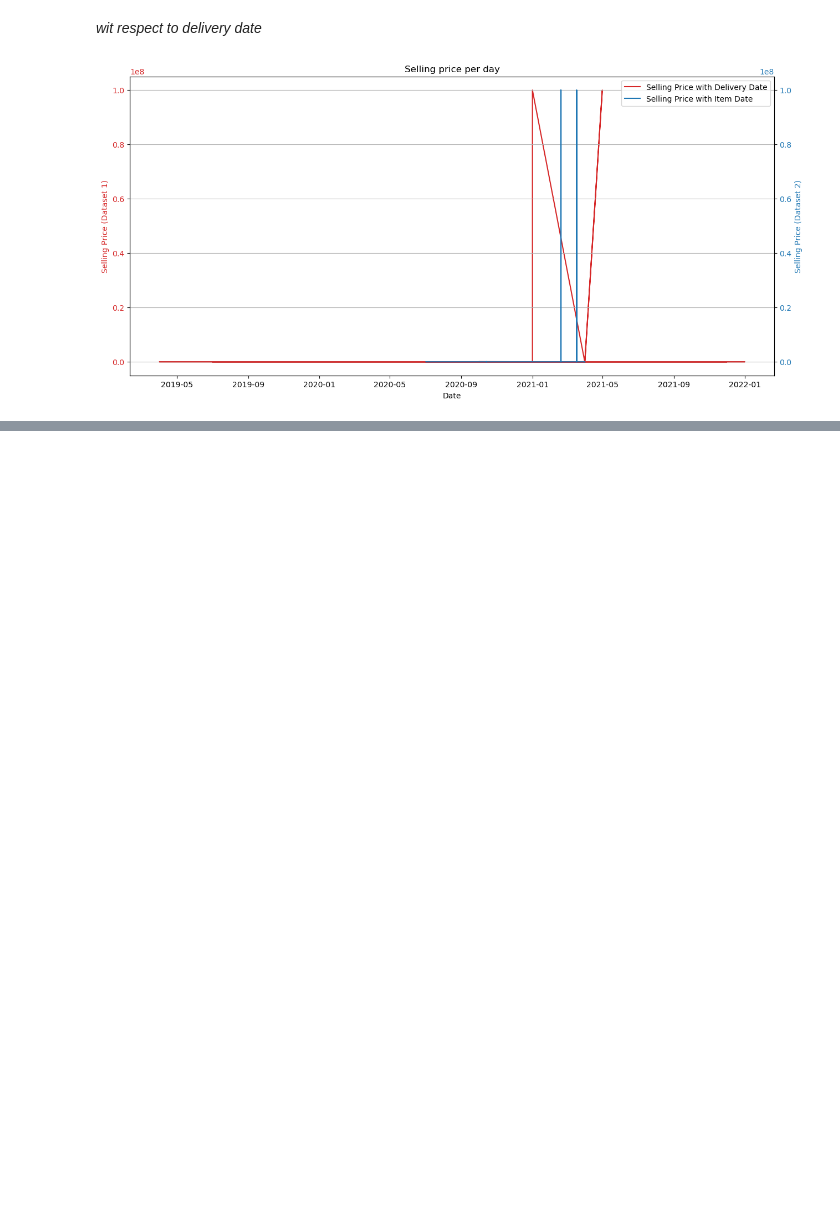
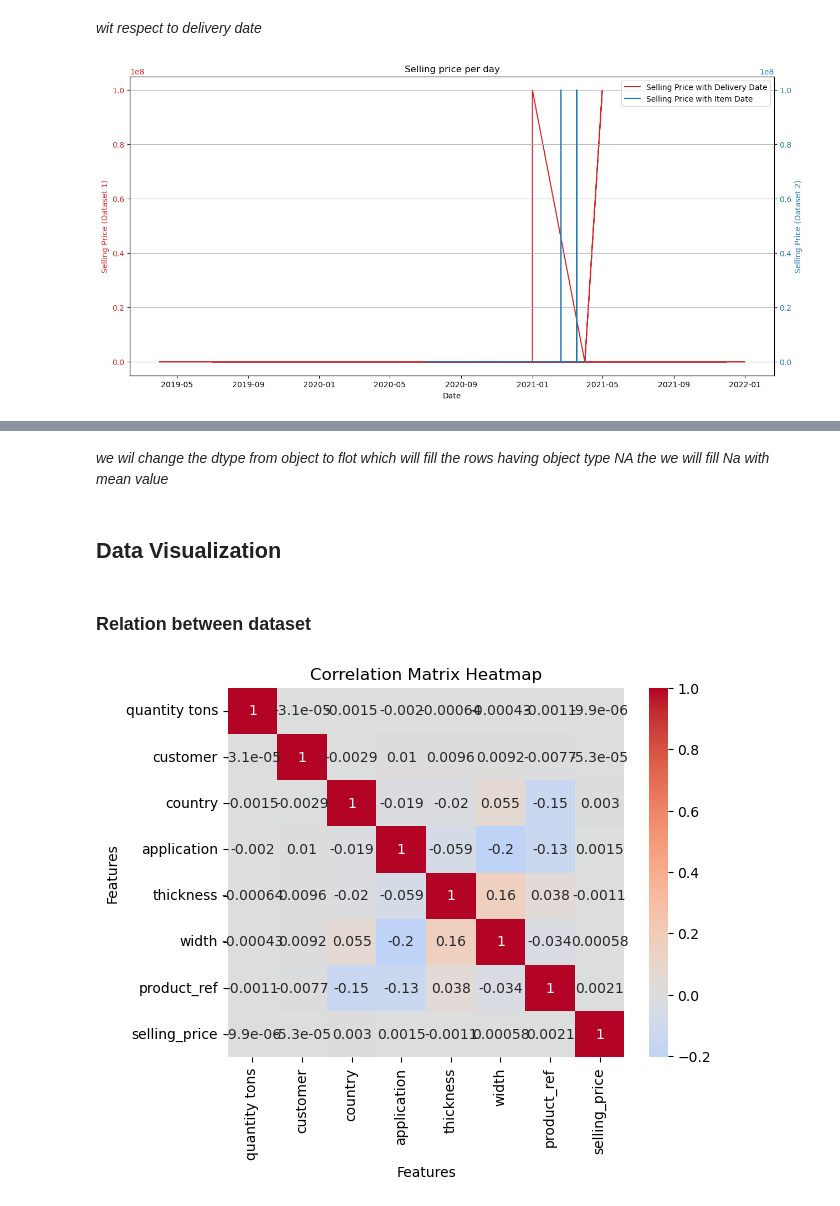
Before and after one commit to surya81/myproject, a Jupyter notebook: Untitled.ipynb, the cells around one changed output, grey strips where cells are left out. Cells and saved outputs as stored; diff of their text form; code cells hidden in the pictures; blank space fills up the shorter version.

```diff
--- a/Untitled.ipynb
+++ b/Untitled.ipynb
@@ -374,0 +405,28 @@ plt.show()
+# %% [markdown]
+*we wil change the dtype from object to flot which will fill the rows having object type NA the we will fill Na with mean value*
+# %%
+daily_offers_dataset["quantity tons"] = pd.to_numeric(daily_offers_dataset["quantity tons"], errors='coerce')
+daily_offers_dataset["quantity tons"].fillna(daily_offers_dataset["quantity tons"].mean(),inplace = True)
+# %% [markdown]
+## Data Visualization
+# %% [markdown]
+### Relation between dataset
+# %%
+def plot_correlation_heatmap(data):
+    # Calculate correlation matrix
+    corr = data.corr()
+
+    # Create heatmap
+    sns.heatmap(corr, cmap='coolwarm', center=0, annot=True)
+
+    # Set title and axis labels
+    plt.title('Correlation Matrix Heatmap')
+    plt.xlabel('Features')
+    plt.ylabel('Features')
+
+    # Show plot
+    plt.show()
+# %%
+plot_correlation_heatmap(daily_offers_dataset)
+# %% [output]
+[figure, added]
```
Also changed, not shown: parts of 48 cells of this notebook.
